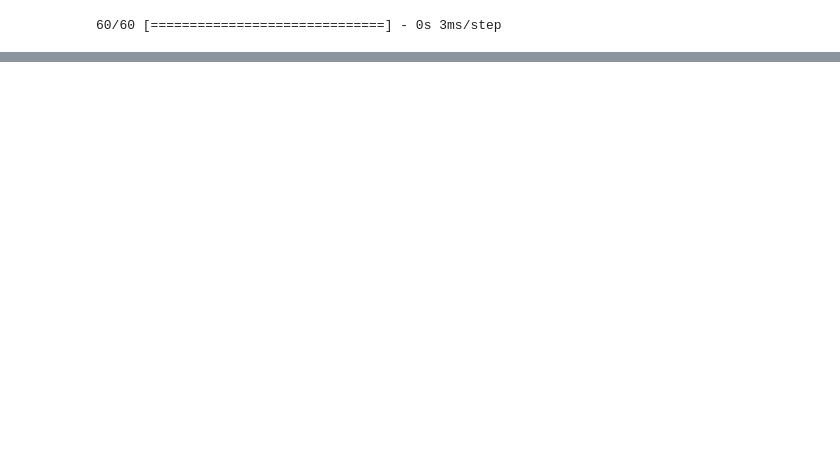
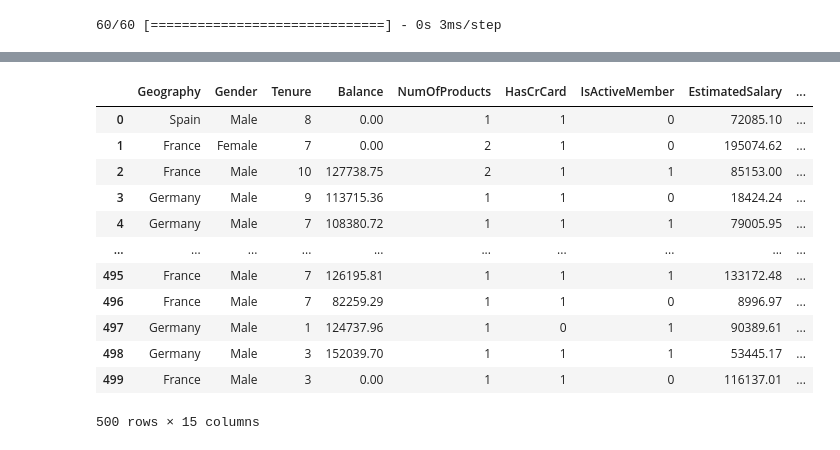
Before and after one commit to EclipsoIR/ProyectoMachineLearningPython, a Jupyter notebook: ModelosSinVariableComplain.ipynb, the cells around one changed output, grey strips where cells are left out. Saved outputs shown, nothing was run; the diff lists cells and outputs as text; code cells hidden in the pictures; blank space fills up the shorter version.

```diff
--- a/ModelosSinVariableComplain.ipynb
+++ b/ModelosSinVariableComplain.ipynb
@@ -1164,0 +1246,3 @@ precisiones
+# %%
+df = pd.read_csv("./Data/datosParaComprobarModelo.csv")
+df.head()
@@ -1164,0 +1276,26 @@ precisiones
+# %%
+bins = [300,579,669,739,799,850]
+names = ["Poor","Fair","Good","Very Good","Excellent"]
+df["CreditScoreCategorizada"]= pd.cut(df["CreditScore"],bins,labels=names)
+# %%
+bins = [17,25,35,45,65,df["Age"].max()]
+names = ["Jovenes","Jovenes-Adultos","Adultos","Adultos-Mayores","Mayores"]
+df["AgeCategorizada"]= pd.cut(df["Age"],bins,labels=names)
+# %%
+df.drop(columns=["CustomerId","Surname","CreditScore","Age"], inplace=True)
+# %%
+df
+# %% [output]
+|  | Geography | Gender | Tenure | Balance | NumOfProducts | HasCrCard | IsActiveMember | EstimatedSalary | ... |
+| 0 | Spain | Male | 8 | 0.00 | 1 | 1 | 0 | 72085.10 | ... |
+| 1 | France | Female | 7 | 0.00 | 2 | 1 | 0 | 195074.62 | ... |
+| 2 | France | Male | 10 | 127738.75 | 2 | 1 | 1 | 85153.00 | ... |
+| 3 | Germany | Male | 9 | 113715.36 | 1 | 1 | 0 | 18424.24 | ... |
+| 4 | Germany | Male | 7 | 108380.72 | 1 | 1 | 1 | 79005.95 | ... |
+| ... | ... | ... | ... | ... | ... | ... | ... | ... | ... |
+| 495 | France | Male | 7 | 126195.81 | 1 | 1 | 1 | 133172.48 | ... |
+| 496 | France | Male | 7 | 82259.29 | 1 | 1 | 0 | 8996.97 | ... |
+| 497 | Germany | Male | 1 | 124737.96 | 1 | 0 | 1 | 90389.61 | ... |
+| 498 | Germany | Male | 3 | 152039.70 | 1 | 1 | 1 | 53445.17 | ... |
+| 499 | France | Male | 3 | 0.00 | 1 | 1 | 0 | 116137.01 | ... |
+500 rows × 15 columns
```
Also changed, not shown: parts of 117 cells of this notebook, 6 other files.
